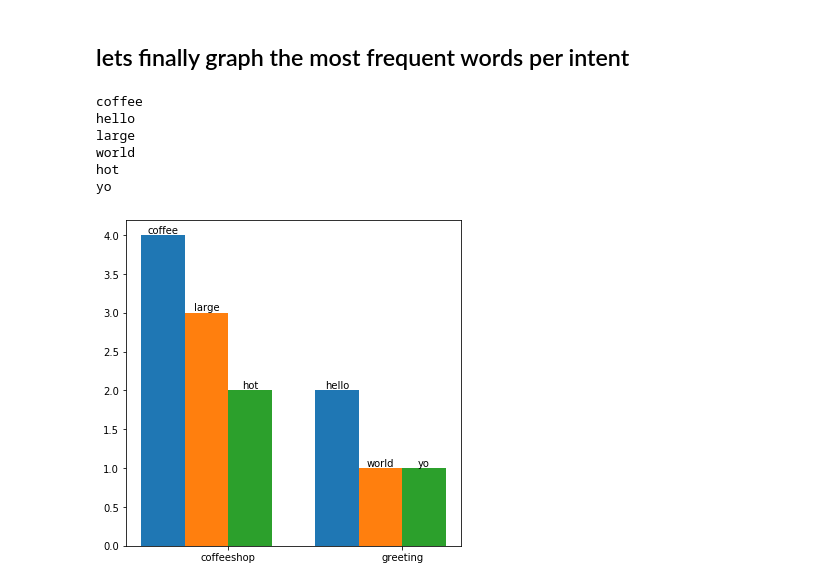
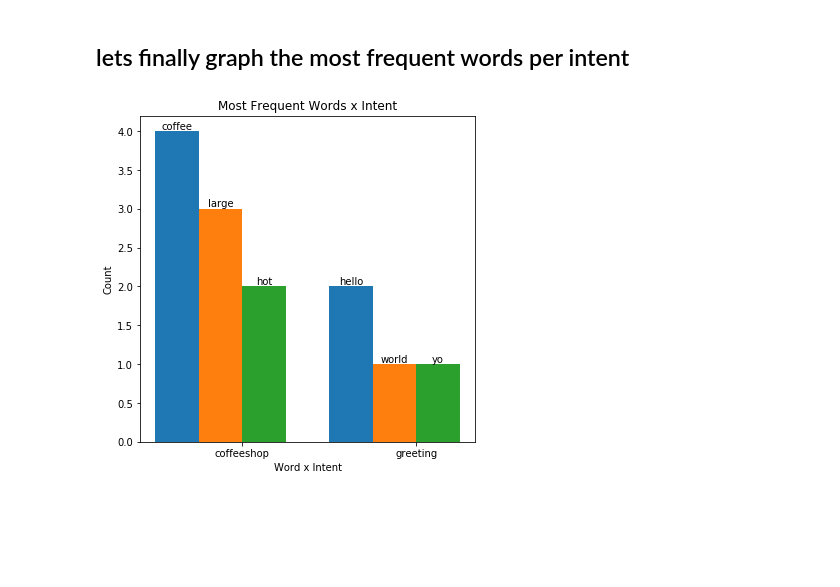
Before and after one commit to shanenolanwit/tunnel-snakes-101, a Jupyter notebook: text_density.ipynb, the cells around one changed output. Cells and saved outputs as stored; diff of their text form; code cells hidden in the pictures; blank space fills up the shorter version.

```diff
--- a/text_density.ipynb
+++ b/text_density.ipynb
@@ -183,31 +183,27 @@ print(labels)
 # %%
 intents = dftw["intent"]
 
 number_groups = len(intents)+1
 bin_width = 1.0/(number_groups+1)
 fig, ax = plt.subplots(figsize=(6,6))
 for i in range(number_groups):
     ax.bar(x=np.arange(len(intents)) + i*bin_width,
            height=top_three_list[i],
            width=bin_width,
            align='center')
 ax.set_xticks(np.arange(len(categorical_1)) + number_groups/(2*(number_groups+1)))
 ax.set_xticklabels(intents)
 
 rects = ax.patches
 
 for rect, label in zip(rects, labels):
-    print(label)
     height = rect.get_height()
     ax.text(rect.get_x() + rect.get_width() / 2, height, label,
             ha='center', va='bottom')
 
+plt.title("Most Frequent Words x Intent")
+plt.ylabel("Count")
+plt.xlabel("Word x Intent")
 plt.show()
 # %% [output]
-coffee
-hello
-large
-world
-hot
-yo
-[figure, old version]
+[figure, new version]
```
